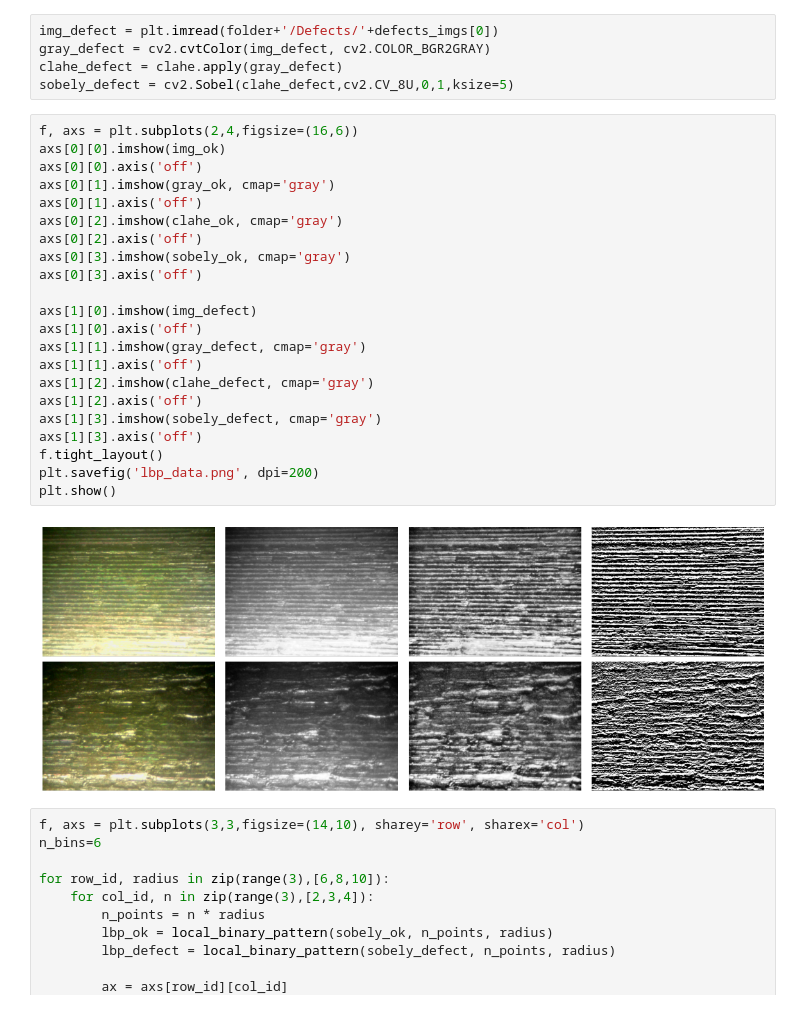
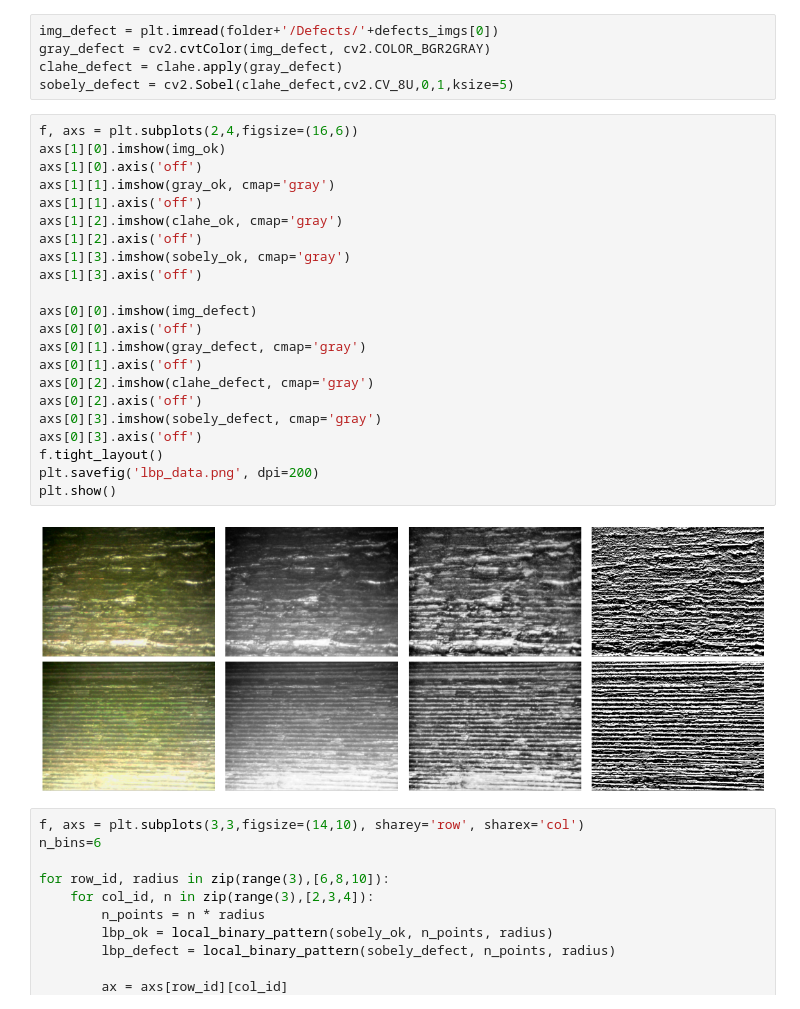
Before and after one commit to uleroboticsgroup/computer_vision_workpieces, a Jupyter notebook: lbp.ipynb, the cells around one changed output. Drawn from its saved outputs; the diff is of its cells as text.

```diff
--- a/lbp.ipynb
+++ b/lbp.ipynb
@@ -31,28 +31,28 @@ clahe_defect = clahe.apply(gray_defect)
 sobely_defect = cv2.Sobel(clahe_defect,cv2.CV_8U,0,1,ksize=5)
 # %%
 f, axs = plt.subplots(2,4,figsize=(16,6))
-axs[0][0].imshow(img_ok)
+axs[1][0].imshow(img_ok)
+axs[1][0].axis('off')
+axs[1][1].imshow(gray_ok, cmap='gray')
+axs[1][1].axis('off')
+axs[1][2].imshow(clahe_ok, cmap='gray')
+axs[1][2].axis('off')
+axs[1][3].imshow(sobely_ok, cmap='gray')
+axs[1][3].axis('off')
+
+axs[0][0].imshow(img_defect)
 axs[0][0].axis('off')
-axs[0][1].imshow(gray_ok, cmap='gray')
+axs[0][1].imshow(gray_defect, cmap='gray')
 axs[0][1].axis('off')
-axs[0][2].imshow(clahe_ok, cmap='gray')
+axs[0][2].imshow(clahe_defect, cmap='gray')
 axs[0][2].axis('off')
-axs[0][3].imshow(sobely_ok, cmap='gray')
+axs[0][3].imshow(sobely_defect, cmap='gray')
 axs[0][3].axis('off')
-
-axs[1][0].imshow(img_defect)
-axs[1][0].axis('off')
-axs[1][1].imshow(gray_defect, cmap='gray')
-axs[1][1].axis('off')
-axs[1][2].imshow(clahe_defect, cmap='gray')
-axs[1][2].axis('off')
-axs[1][3].imshow(sobely_defect, cmap='gray')
-axs[1][3].axis('off')
 f.tight_layout()
 plt.savefig('lbp_data.png', dpi=200)
 plt.show()
 # %% [output]
-[figure, old version]
+[figure, new version]
 # %%
 f, axs = plt.subplots(3,3,figsize=(14,10), sharey='row', sharex='col')
 n_bins=6
```
Also changed, not shown: 5 other files.
